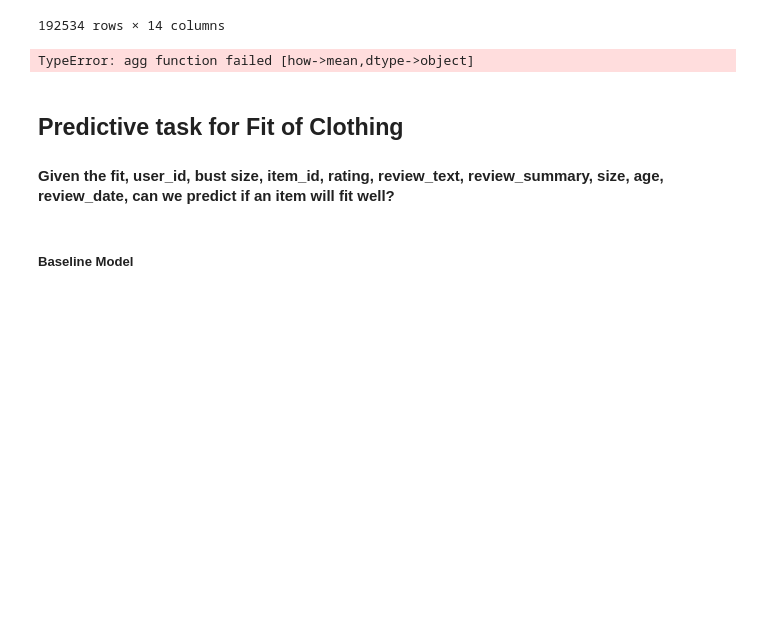
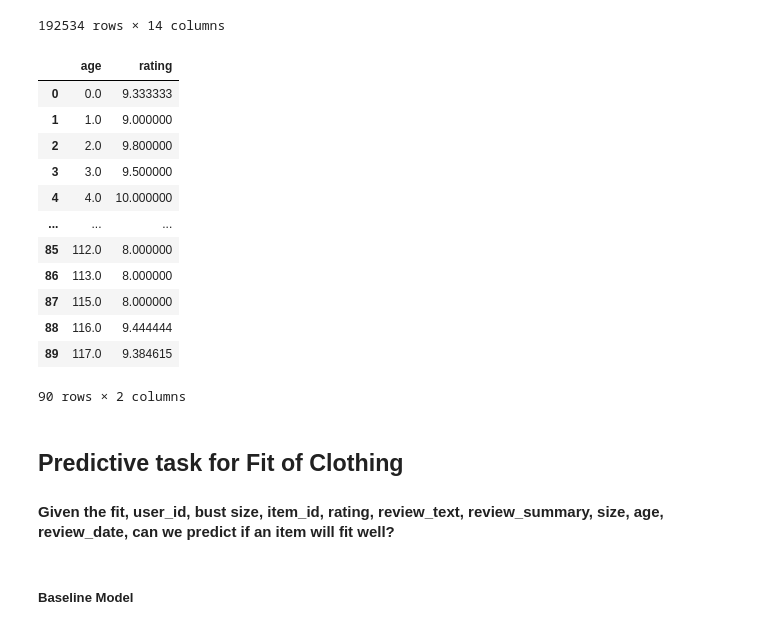
Before and after one commit to CSE-158-As2/Assignment-2, a Jupyter notebook: assignment2.ipynb, the cells around one changed output. Saved outputs shown, nothing was run; the diff lists cells and outputs as text; code cells hidden in the pictures; blank space fills up the shorter version.

Commit message:
Fix an error for question "What are the review averages based on age group?"

```diff
--- a/assignment2.ipynb
+++ b/assignment2.ipynb
@@ -221,17 +221,35 @@ df
 | 2018-01-08 | fit | 820575 | 32c | 2616422 | 117lbs | 10 | date | The silver flecks make it great f... | petite | ... |
 192534 rows × 14 columns
 # %%
-age_mean = df
-age_mean['rating'] = age_mean['rating'].fillna(0).astype(int)
-age_mean['rating'] = age_mean['rating'].astype(int)
-age_mean = df.groupby('age').mean().reset_index()
-age_mean['age'] = age_mean['age'].astype(int)
+df['rating'] = pd.to_numeric(df['rating'], errors='coerce')
+df['age'] = pd.to_numeric(df['age'], errors='coerce')
+
+df['rating'].fillna(df['rating'].mean(), inplace=True)
+df['age'].fillna(df['age'].mean(), inplace=True)
+
+# age_mean = df
+# age_mean['rating'] = age_mean['rating'].fillna(0).astype(int)
+# age_mean['rating'] = age_mean['rating'].astype(int)
+age_mean = df.groupby('age')['rating'].mean().reset_index()
+# age_mean['age'] = age_mean['age'].astype(int)
 
 age_mean = age_mean.sort_values(by='age')
 
 age_mean
 # %% [output]
+|  | age | rating |
+| 0 | 0.0 | 9.333333 |
+| 1 | 1.0 | 9.000000 |
+| 2 | 2.0 | 9.800000 |
+| 3 | 3.0 | 9.500000 |
+| 4 | 4.0 | 10.000000 |
+| ... | ... | ... |
+| 85 | 112.0 | 8.000000 |
+| 86 | 113.0 | 8.000000 |
+| 87 | 115.0 | 8.000000 |
+| 88 | 116.0 | 9.444444 |
+| 89 | 117.0 | 9.384615 |
-TypeError: agg function failed [how->mean,dtype->object]
+90 rows × 2 columns
 # %%
 plt.plot(age_mean['age'], age_mean['rating'], color='skyblue')
 
```
